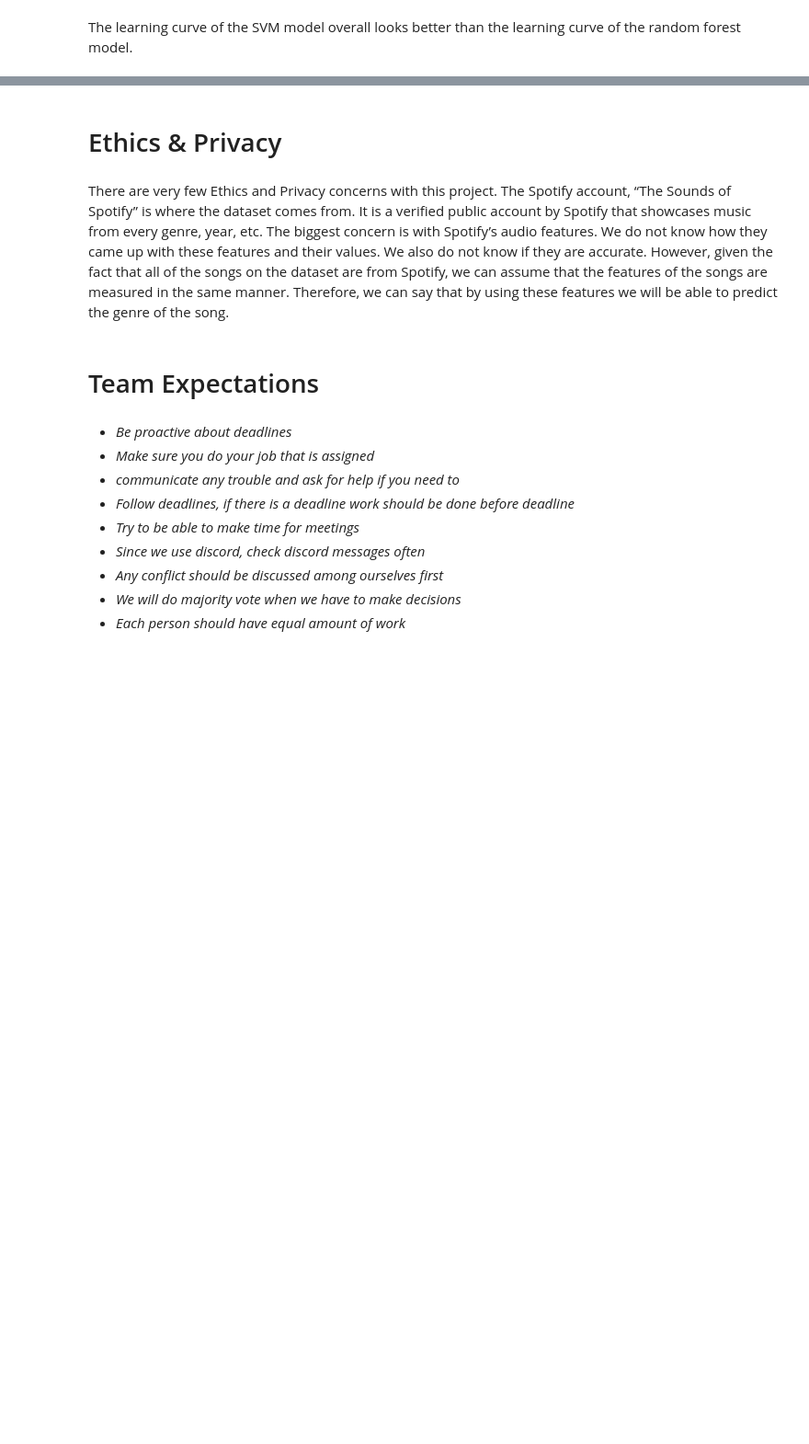
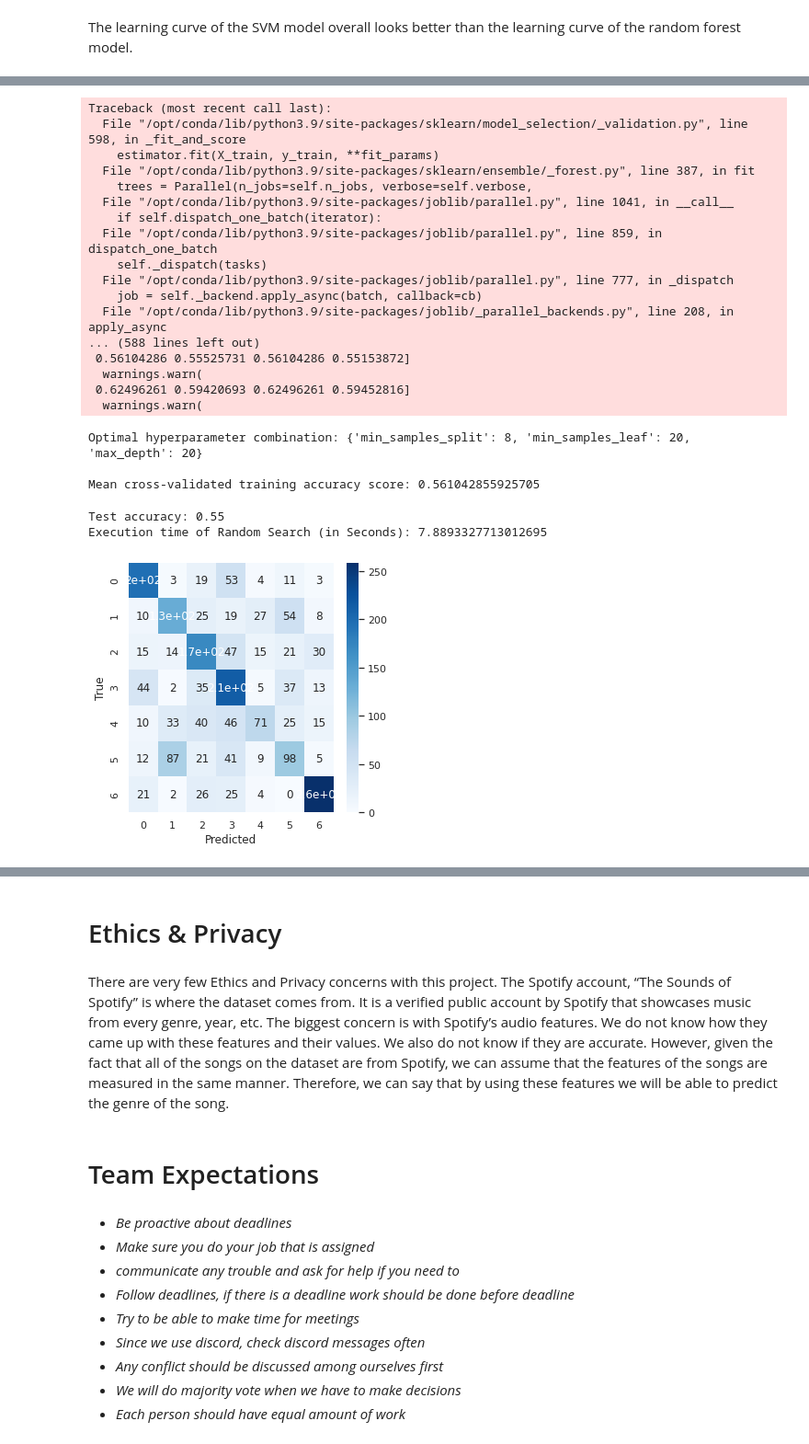
Before and after one commit to COGS118A/Group020-Sp22, a Jupyter notebook: TempFinalProject.ipynb, the cells around one changed output, grey strips where cells are left out. Shown at 92% size. Saved outputs shown, nothing was run; the diff lists cells and outputs as text; code cells hidden in the pictures; blank space fills up the shorter version.

```diff
--- a/TempFinalProject.ipynb
+++ b/TempFinalProject.ipynb
@@ -675,0 +718,63 @@ The learning curve of the SVM model overall looks better than the learning curve
+# %%
+#RandomSearch for RandomForest
+import time
+import seaborn as sns
+import matplotlib.pyplot as plt
+from sklearn.model_selection import RandomizedSearchCV
+
+start = time.time()
+
+# Defining 3-dimensional hyperparameter space as a Python dictionary
+hyperparameter_space = {'max_depth':[2,3,4,6,8,10,12,15,20],
+                        'min_samples_leaf':[1,2,4,6,8,10,20,30],
+                        'min_samples_split':[1,2,3,4,5,6,8,10]}
+
+
+rs = RandomizedSearchCV(dtclf, param_distributions=hyperparameter_space,
+                        n_iter=10, scoring="accuracy", random_state=0,
+                        n_jobs=-1, cv=10, return_train_score=True)
+
+rs.fit(X_train, y_train)
+print("Optimal hyperparameter combination:", rs.best_params_)
+print()
+print("Mean cross-validated training accuracy score:",
+      rs.best_score_)
+rs.best_estimator_.fit(X_train, y_train)
+y_pred = rs.best_estimator_.predict(X_test) # Predictions
+y_true = y_test # True values
+
+print("Test accuracy:", np.round(accuracy_score(y_true, y_pred), 2))
+cf_matrix = confusion_matrix(y_true, y_pred)
+
+sns.heatmap(cf_matrix, annot=True, cmap='Blues')
+plt.xlabel('Predicted')
+plt.ylabel('True')
+
+end = time.time()
+diff = end - start
+print('Execution time of Random Search (in Seconds):', diff)
+print()
+# %% [output]
+Traceback (most recent call last):
+  File "/opt/conda/lib/python3.9/site-packages/sklearn/model_selection/_validation.py", line 598, in _fit_and_score
+    estimator.fit(X_train, y_train, **fit_params)
+  File "/opt/conda/lib/python3.9/site-packages/sklearn/ensemble/_forest.py", line 387, in fit
+    trees = Parallel(n_jobs=self.n_jobs, verbose=self.verbose,
+  File "/opt/conda/lib/python3.9/site-packages/joblib/parallel.py", line 1041, in __call__
+    if self.dispatch_one_batch(iterator):
+  File "/opt/conda/lib/python3.9/site-packages/joblib/parallel.py", line 859, in dispatch_one_batch
+    self._dispatch(tasks)
+  File "/opt/conda/lib/python3.9/site-packages/joblib/parallel.py", line 777, in _dispatch
+    job = self._backend.apply_async(batch, callback=cb)
+  File "/opt/conda/lib/python3.9/site-packages/joblib/_parallel_backends.py", line 208, in apply_async
+... (588 lines left out)
+ 0.56104286 0.55525731 0.56104286 0.55153872]
+  warnings.warn(
+ 0.62496261 0.59420693 0.62496261 0.59452816]
+  warnings.warn(
+Optimal hyperparameter combination: {'min_samples_split': 8, 'min_samples_leaf': 20, 'max_depth': 20}
+
+Mean cross-validated training accuracy score: 0.561042855925705
+Test accuracy: 0.55
+Execution time of Random Search (in Seconds): 7.8893327713012695
+[figure, added]
```
Also changed, not shown: parts of 20 cells of this notebook.
